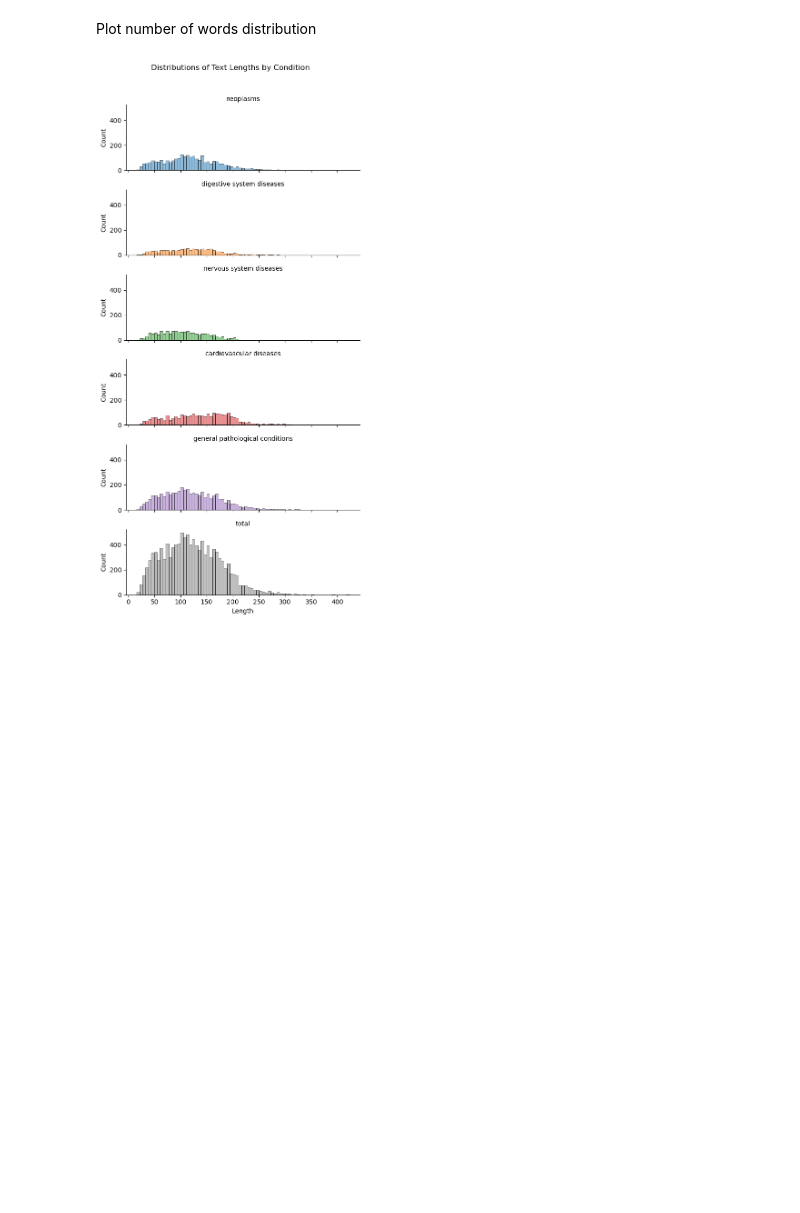
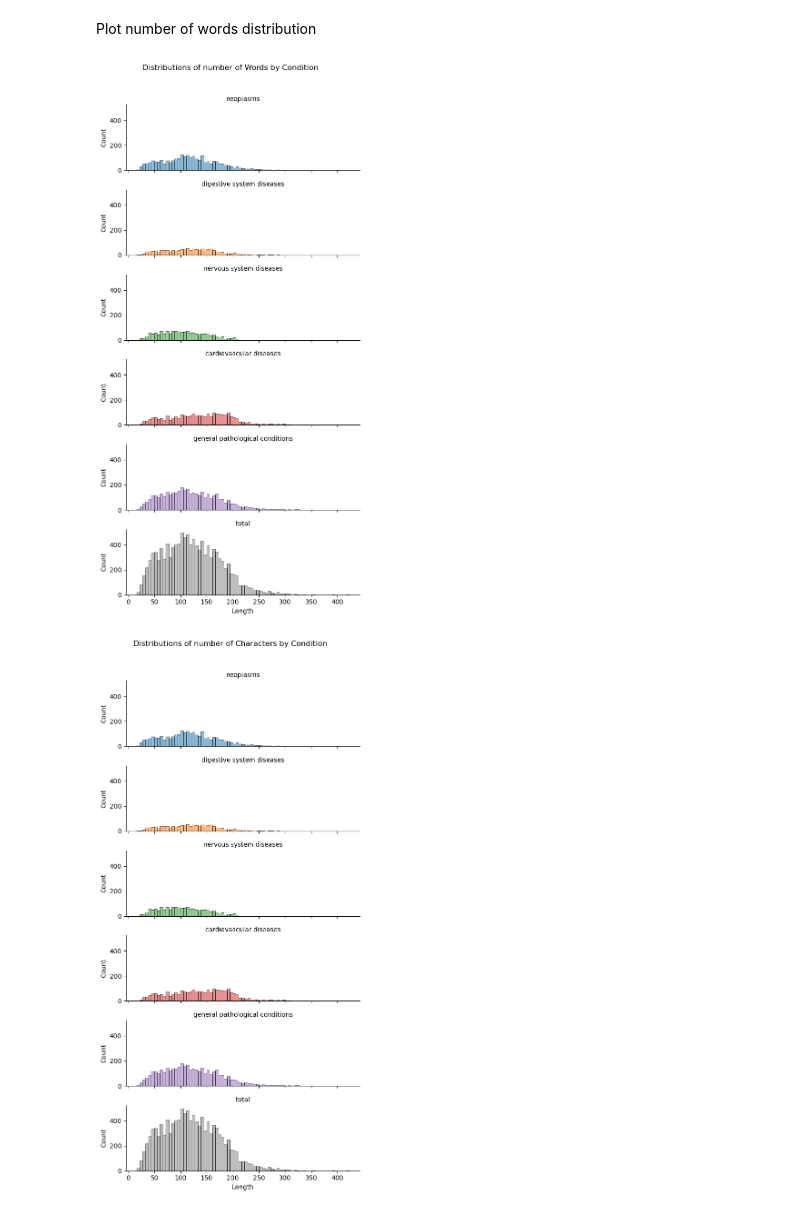
Before and after one commit to drojasca98/Medical-Text-Classification, a Jupyter notebook: python/1_data_exploration.ipynb, the cells around one changed output. Saved outputs shown, nothing was run; the diff lists cells and outputs as text; code cells hidden in the pictures; blank space fills up the shorter version.

```diff
--- a/python/1_data_exploration.ipynb
+++ b/python/1_data_exploration.ipynb
@@ -512,6 +514,11 @@ test_lem_len = text_counter(test_lemma_df, "word", "test")
 Plot number of words distribution
 # %%
 # For Raw Training data
-plot_displot(train_raw_len, "train")
+plot_displot(train_raw_len, "train", "Words")
 # %% [output]
-[figure, old version]
+[figure, new version]
+# %%
+# For Lemmatized Procces data
+plot_displot(train_lem_len, "train", "Characters")
+# %% [output]
+[figure, added]
```
Also changed, not shown: parts of 19 cells of this notebook.
